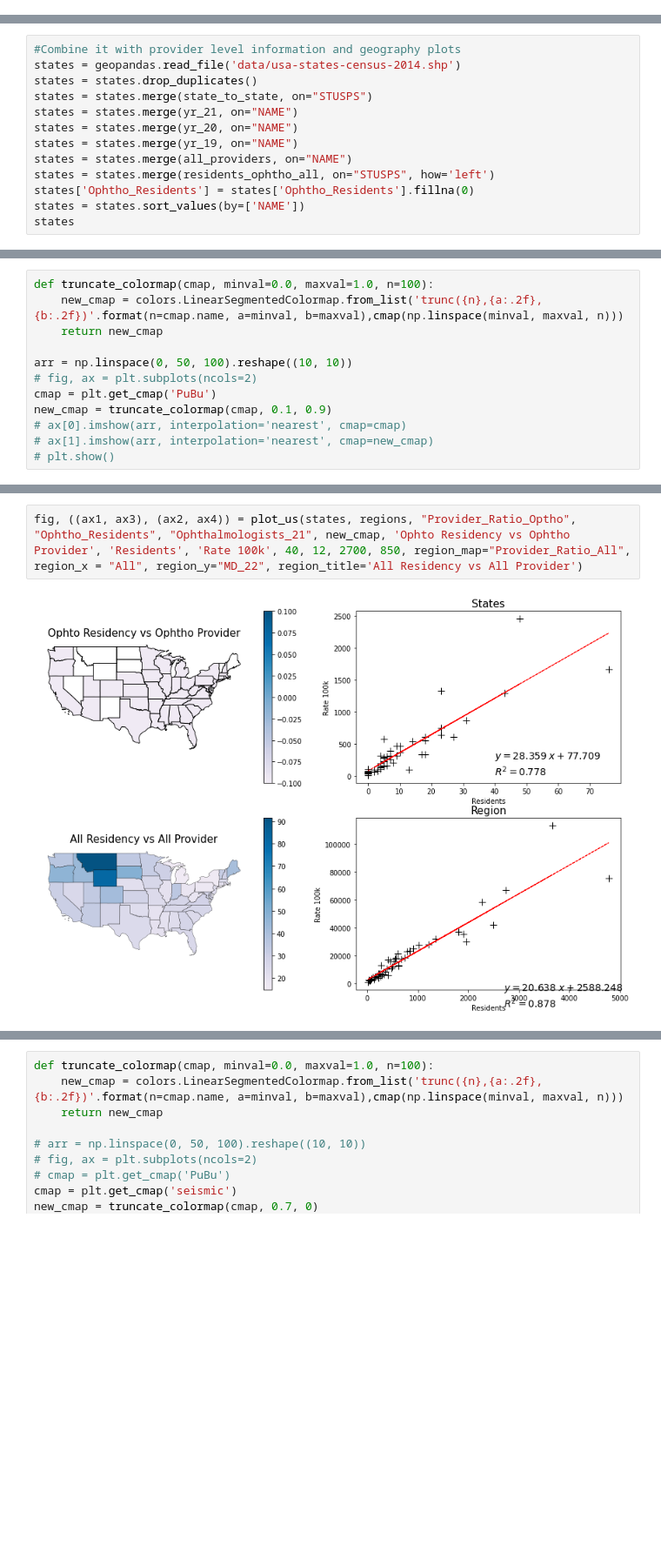
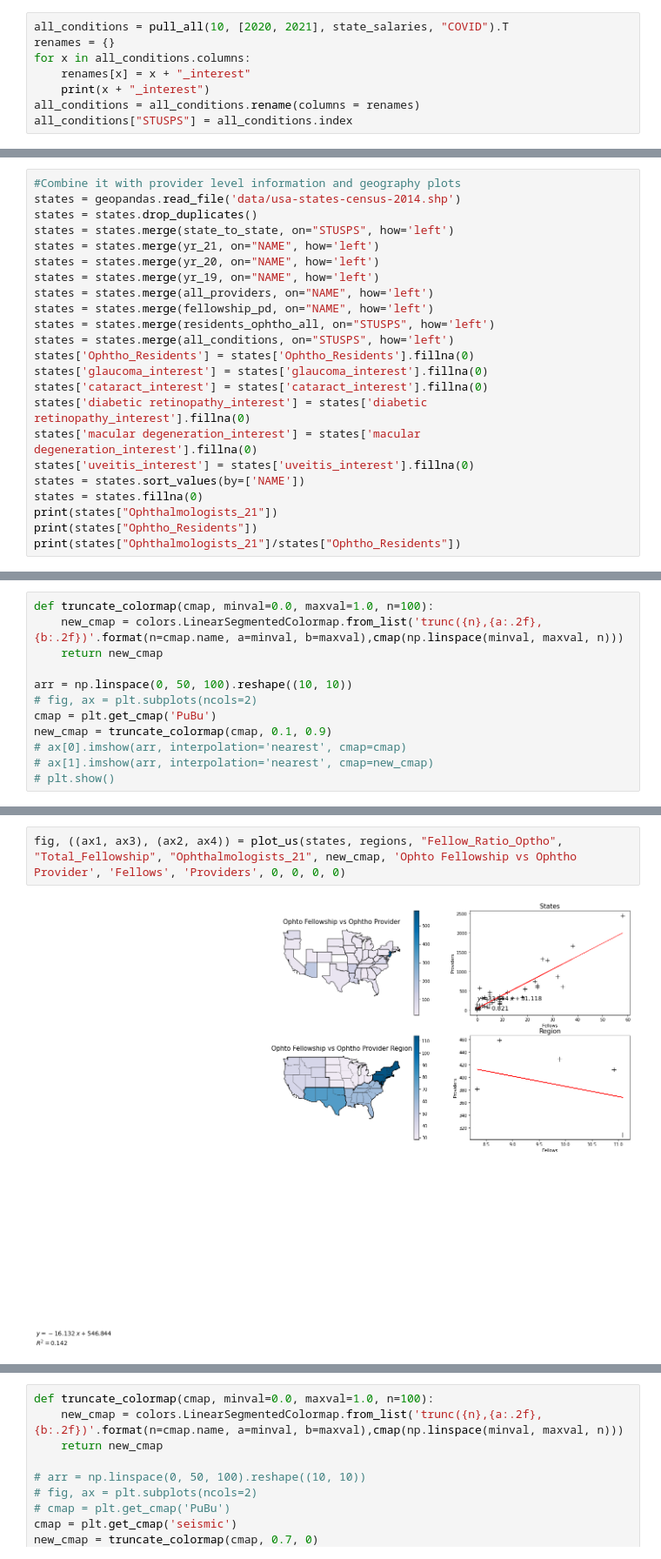
Before and after one commit to Aidan-Gilson/Ophtho_Trends, a Jupyter notebook: providers.ipynb, the cells around one changed output, grey strips where cells are left out. Shown at 87% size. Saved outputs shown, nothing was run; the diff lists cells and outputs as text; blank space fills up the shorter version.

Commit message:
Fellow Data

```diff
--- a/providers.ipynb
+++ b/providers.ipynb
@@ -108,3 +116,11 @@ state_to_state["Interest_19"] = pull_all(10, [2018, 2019], state_salaries, "COVI
 state_to_state["STUSPS"] = state_to_state.index
 state_to_state = state_to_state.merge(salaries_df, on="STUSPS")
 state_to_state["Salaries"] = state_to_state["Salaries"].astype('float')
+# %%
+all_conditions = pull_all(10, [2020, 2021], state_salaries, "COVID").T
+renames = {}
+for x in all_conditions.columns:
+    renames[x] = x + "_interest"
+    print(x + "_interest")
+all_conditions = all_conditions.rename(columns = renames)
+all_conditions["STUSPS"] = all_conditions.index
@@ -112,13 +134,23 @@ state_to_state["Salaries"] = state_to_state["Salaries"].astype('float')
 #Combine it with provider level information and geography plots
 states = geopandas.read_file('data/usa-states-census-2014.shp')
 states = states.drop_duplicates()
-states = states.merge(state_to_state, on="STUSPS")
-states = states.merge(yr_21, on="NAME")
-states = states.merge(yr_20, on="NAME")
-states = states.merge(yr_19, on="NAME")
-states = states.merge(all_providers, on="NAME")
+states = states.merge(state_to_state, on="STUSPS", how='left')
+states = states.merge(yr_21, on="NAME", how='left')
+states = states.merge(yr_20, on="NAME", how='left')
+states = states.merge(yr_19, on="NAME", how='left')
+states = states.merge(all_providers, on="NAME", how='left')
+states = states.merge(fellowship_pd, on="NAME", how='left')
 states = states.merge(residents_ophtho_all, on="STUSPS", how='left')
+states = states.merge(all_conditions, on="STUSPS", how='left')
 states['Ophtho_Residents'] = states['Ophtho_Residents'].fillna(0)
+states['glaucoma_interest'] = states['glaucoma_interest'].fillna(0)
+states['cataract_interest'] = states['cataract_interest'].fillna(0)
+states['diabetic retinopathy_interest'] = states['diabetic retinopathy_interest'].fillna(0)
+states['macular degeneration_interest'] = states['macular degeneration_interest'].fillna(0)
+states['uveitis_interest'] = states['uveitis_interest'].fillna(0)
 states = states.sort_values(by=['NAME'])
-states
+states = states.fillna(0)
+print(states["Ophthalmologists_21"])
+print(states["Ophtho_Residents"])
+print(states["Ophthalmologists_21"]/states["Ophtho_Residents"])
 # %% [output]
@@ -195,4 +385,4 @@ fig, ((ax1, ax3), (ax2, ax4)) = plot_us(states, regions, "Provider_Ratio_Optho",
 # %%
-fig, ((ax1, ax3), (ax2, ax4)) = plot_us(states, regions, "Provider_Ratio_Optho", "Ophtho_Residents", "Ophthalmologists_21", new_cmap, 'Ophto Residency vs Ophtho Provider', 'Residents', 'Rate 100k', 40, 12, 2700, 850, region_map="Provider_Ratio_All", region_x = "All", region_y="MD_22", region_title='All Residency vs All Provider')
+fig, ((ax1, ax3), (ax2, ax4)) = plot_us(states, regions, "Fellow_Ratio_Optho", "Total_Fellowship", "Ophthalmologists_21", new_cmap, 'Ophto Fellowship vs Ophtho Provider', 'Fellows', 'Providers', 0, 0, 0, 0)
 # %% [output]
-[figure, old version]
+[figure, new version]
```
Also changed, not shown: parts of 22 cells of this notebook, 11 other files.
